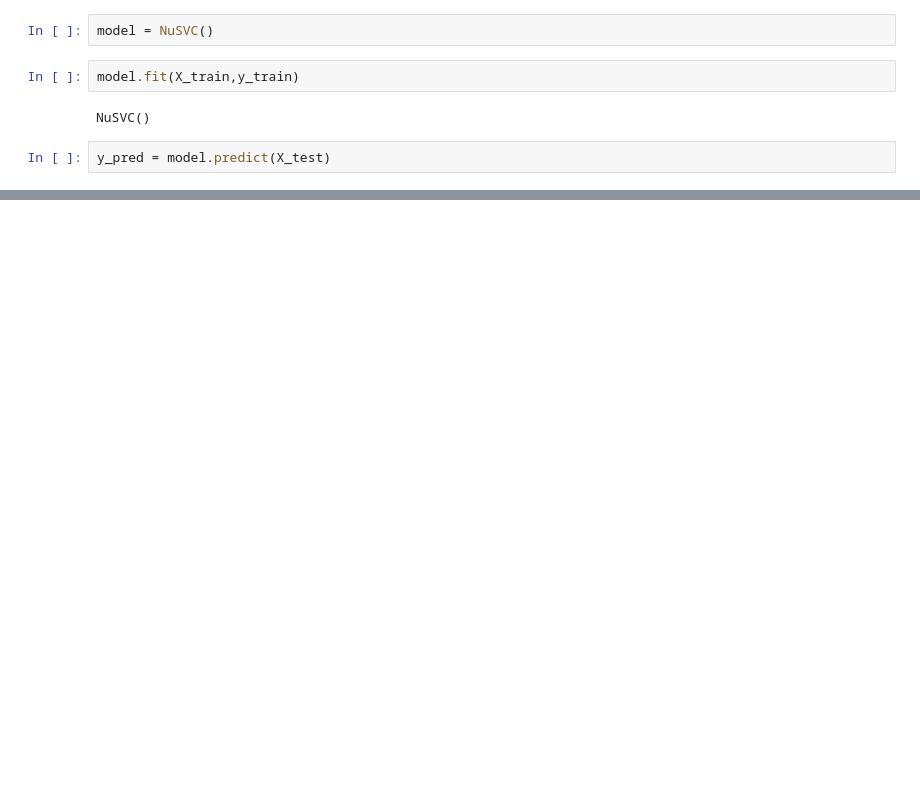
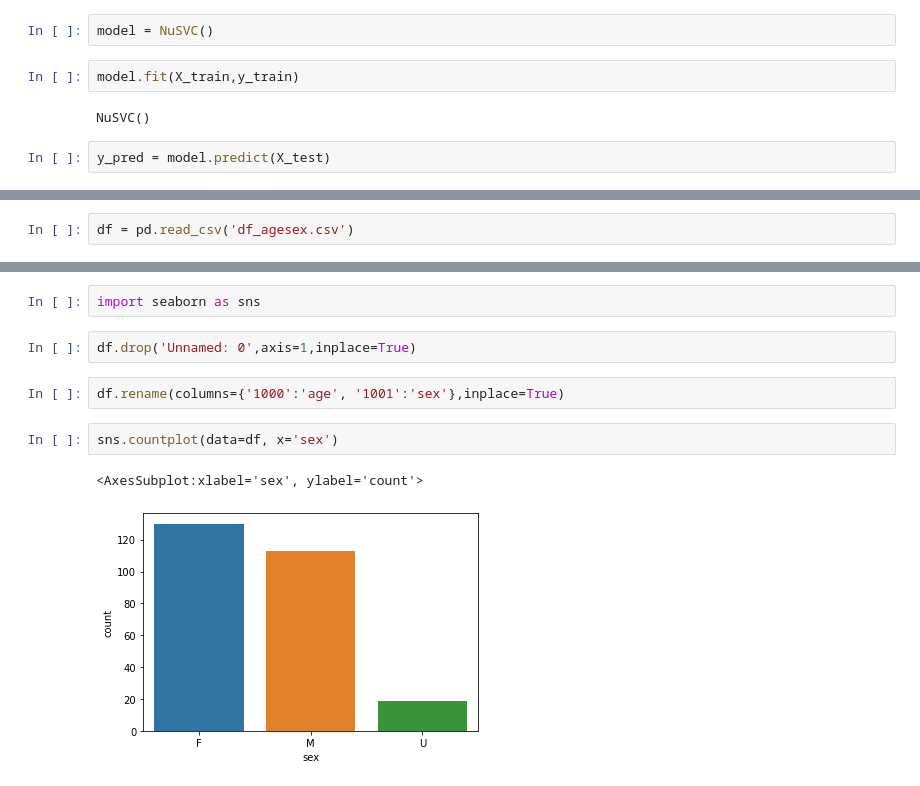
Before and after one commit to GerardDD/PR_Final_PeriapicalRadiography_Classification, a Jupyter notebook: Modelo/Model_creation.ipynb, the cells around one changed output, grey strips where cells are left out. Drawn from its saved outputs; the diff is of its cells as text; blank space fills up the shorter version.

```diff
--- a/Modelo/Model_creation.ipynb
+++ b/Modelo/Model_creation.ipynb
@@ -179,0 +180,2 @@ weighted avg       0.62      0.60      0.59        53
+# %%
+df = pd.read_csv('df_agesex.csv')
@@ -179,0 +198,11 @@ weighted avg       0.62      0.60      0.59        53
+# %%
+import seaborn as sns
+# %%
+df.drop('Unnamed: 0',axis=1,inplace=True)
+# %%
+df.rename(columns={'1000':'age', '1001':'sex'},inplace=True)
+# %%
+sns.countplot(data=df, x='sex')
+# %% [output]
+<AxesSubplot:xlabel='sex', ylabel='count'>
+[figure, added]
```
Also changed, not shown: parts of 34 cells of this notebook, 2 other files.
